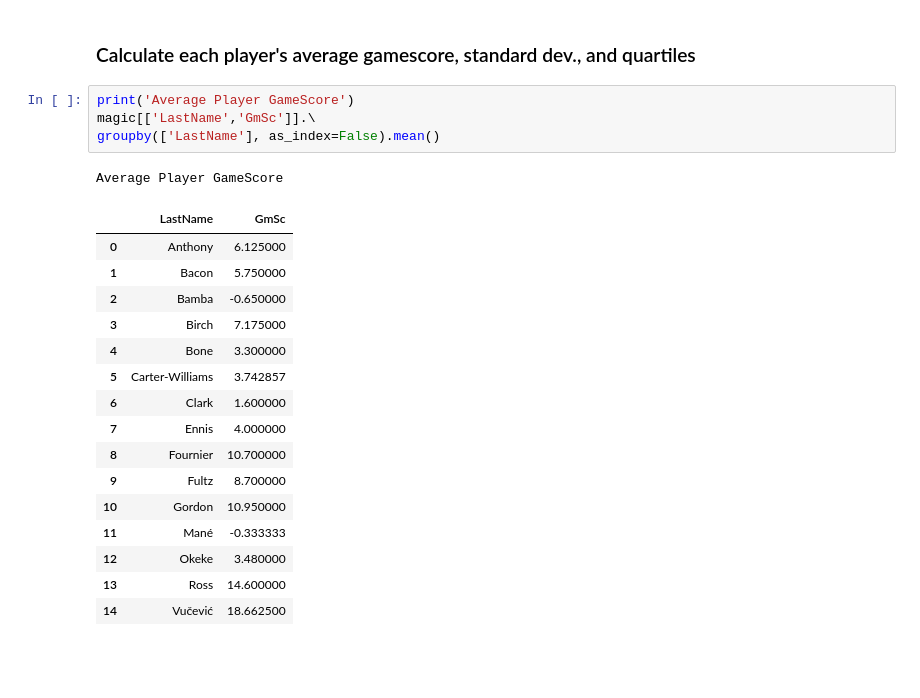
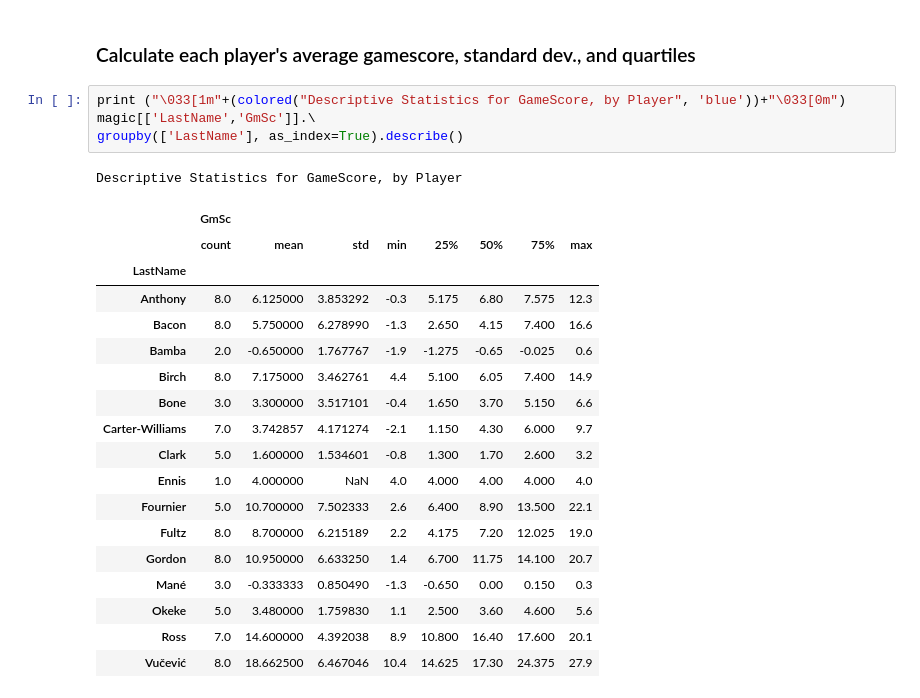
Before and after one commit to adrianjaymayer/Orlando-Magic-GameScore-Stats-and-Graphics-2020_21-Season, a Jupyter notebook: Scripts/Magic2.ipynb, the cells around one changed output. Saved outputs shown, nothing was run; the diff lists cells and outputs as text; blank space fills up the shorter version.

```diff
--- a/Scripts/Magic2.ipynb
+++ b/Scripts/Magic2.ipynb
@@ -71,24 +77,26 @@ GameScore versus Minutes Played, by Player
 # %% [markdown]
 ### Calculate each player's average gamescore, standard dev., and quartiles
 # %%
-print('Average Player GameScore')
+print ("\033[1m"+(colored("Descriptive Statistics for GameScore, by Player", 'blue'))+"\033[0m")
 magic[['LastName','GmSc']].\
-groupby(['LastName'], as_index=False).mean()
+groupby(['LastName'], as_index=True).describe()
 # %% [output]
-Average Player GameScore
+Descriptive Statistics for GameScore, by Player
-|  | LastName | GmSc |
-| 0 | Anthony | 6.125000 |
-| 1 | Bacon | 5.750000 |
-| 2 | Bamba | -0.650000 |
-| 3 | Birch | 7.175000 |
-| 4 | Bone | 3.300000 |
-| 5 | Carter-Williams | 3.742857 |
-| 6 | Clark | 1.600000 |
-| 7 | Ennis | 4.000000 |
-| 8 | Fournier | 10.700000 |
-| 9 | Fultz | 8.700000 |
-| 10 | Gordon | 10.950000 |
-| 11 | Mané | -0.333333 |
-| 12 | Okeke | 3.480000 |
-| 13 | Ross | 14.600000 |
-| 14 | Vučević | 18.662500 |
+|  | GmSc |  |  |  |  |  |  |  |
+|  | count | mean | std | min | 25% | 50% | 75% | max |
+| LastName |  |  |  |  |  |  |  |  |
+| Anthony | 8.0 | 6.125000 | 3.853292 | -0.3 | 5.175 | 6.80 | 7.575 | 12.3 |
+| Bacon | 8.0 | 5.750000 | 6.278990 | -1.3 | 2.650 | 4.15 | 7.400 | 16.6 |
+| Bamba | 2.0 | -0.650000 | 1.767767 | -1.9 | -1.275 | -0.65 | -0.025 | 0.6 |
+| Birch | 8.0 | 7.175000 | 3.462761 | 4.4 | 5.100 | 6.05 | 7.400 | 14.9 |
+| Bone | 3.0 | 3.300000 | 3.517101 | -0.4 | 1.650 | 3.70 | 5.150 | 6.6 |
+| Carter-Williams | 7.0 | 3.742857 | 4.171274 | -2.1 | 1.150 | 4.30 | 6.000 | 9.7 |
+| Clark | 5.0 | 1.600000 | 1.534601 | -0.8 | 1.300 | 1.70 | 2.600 | 3.2 |
+| Ennis | 1.0 | 4.000000 | NaN | 4.0 | 4.000 | 4.00 | 4.000 | 4.0 |
+| Fournier | 5.0 | 10.700000 | 7.502333 | 2.6 | 6.400 | 8.90 | 13.500 | 22.1 |
+| Fultz | 8.0 | 8.700000 | 6.215189 | 2.2 | 4.175 | 7.20 | 12.025 | 19.0 |
+| Gordon | 8.0 | 10.950000 | 6.633250 | 1.4 | 6.700 | 11.75 | 14.100 | 20.7 |
+| Mané | 3.0 | -0.333333 | 0.850490 | -1.3 | -0.650 | 0.00 | 0.150 | 0.3 |
+| Okeke | 5.0 | 3.480000 | 1.759830 | 1.1 | 2.500 | 3.60 | 4.600 | 5.6 |
+| Ross | 7.0 | 14.600000 | 4.392038 | 8.9 | 10.800 | 16.40 | 17.600 | 20.1 |
+| Vučević | 8.0 | 18.662500 | 6.467046 | 10.4 | 14.625 | 17.30 | 24.375 | 27.9 |
```
Also changed, not shown: parts of 4 cells of this notebook, 6 other files.
